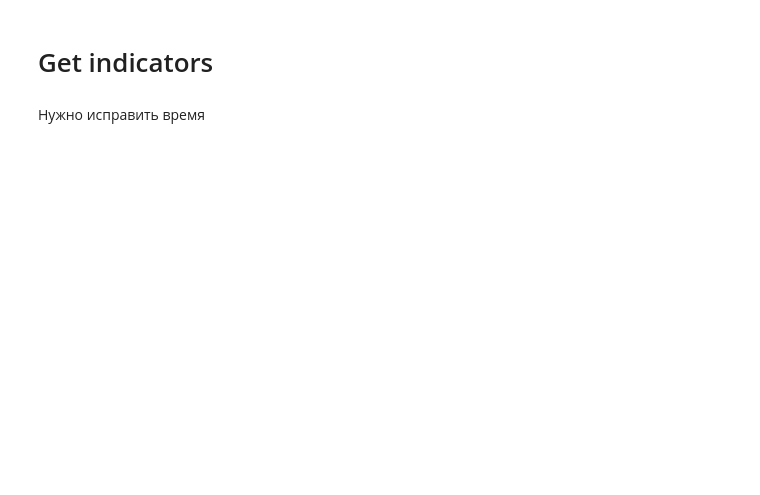
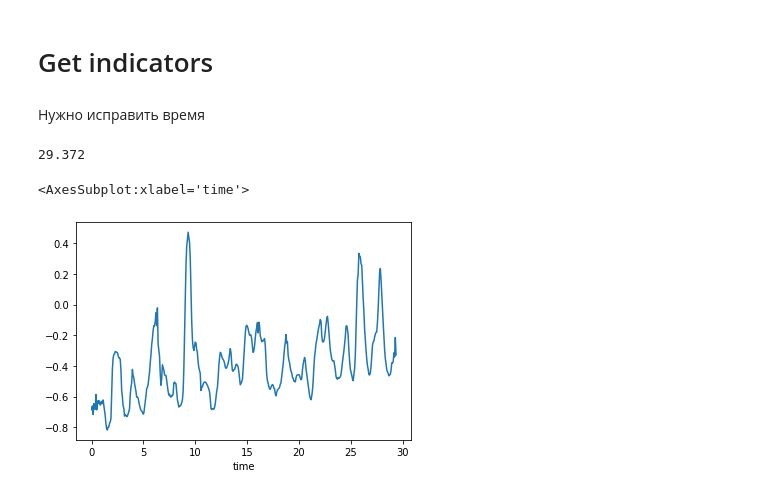
Before and after one commit to belya/game-emotions-viewer, a Jupyter notebook: video-server/notebooks/indicators.ipynb, the cells around one changed output. Cells and saved outputs as stored; diff of their text form; code cells hidden in the pictures; blank space fills up the shorter version.

```diff
--- a/video-server/notebooks/indicators.ipynb
+++ b/video-server/notebooks/indicators.ipynb
@@ -161,8 +166,20 @@ n_samples = indicators_df.shape[0]
 signal_time = raw.times.max()
 # %%
 time = np.linspace(0, signal_time, n_samples)
+# %%
+time.max()
+# %% [output]
+29.372
 # %%
 indicators_df.index = time
 indicators_df.index.name = 'time'
+# %%
+indicators_df['anxiety'] = indicators_df['flow']
+indicators_df['boredom'] = indicators_df['flow']
 # %%
 indicators_df.to_csv(f'../{client_id}-indicators.csv')
+# %%
+indicators_df['flow'].plot()
+# %% [output]
+<AxesSubplot:xlabel='time'>
+[figure, added]
```
Also changed, not shown: parts of 3 cells of this notebook, 3 other files.
